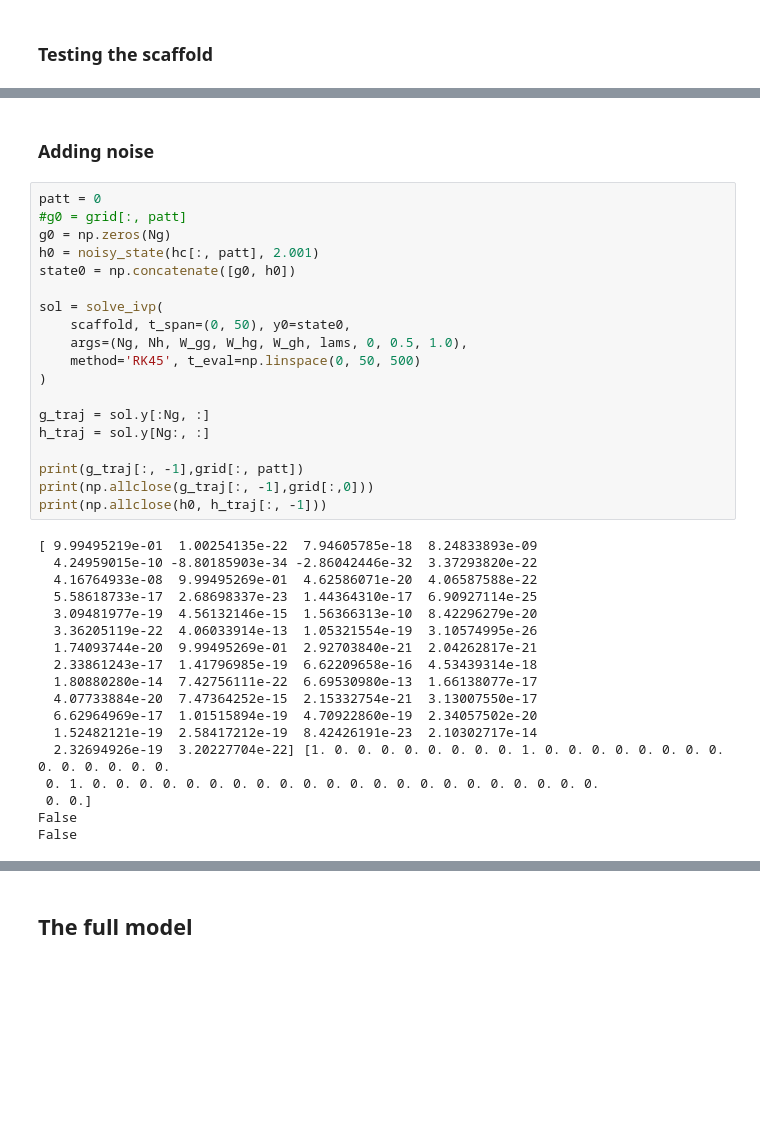
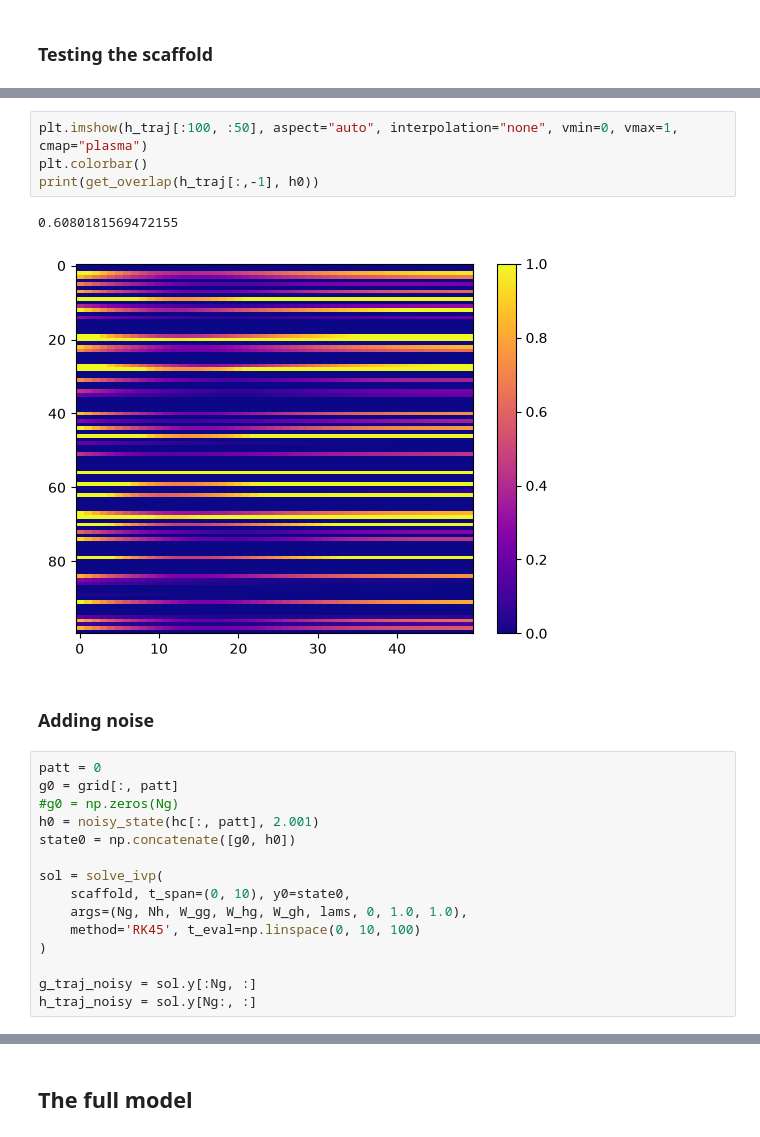
Before and after one commit to srujanakaluve/Master-s-Thesis-Projects, a Jupyter notebook: vectorHASH-cont-scipy/vectorHASH_cont.ipynb, the cells around one changed output, grey strips where cells are left out. Drawn from its saved outputs; the diff is of its cells as text; blank space fills up the shorter version.

```diff
--- a/vectorHASH-cont-scipy/vectorHASH_cont.ipynb
+++ b/vectorHASH-cont-scipy/vectorHASH_cont.ipynb
@@ -156,40 +209,25 @@ False
+# %%
+plt.imshow(h_traj[:100, :50], aspect="auto", interpolation="none", vmin=0, vmax=1, cmap="plasma")
+plt.colorbar()
+print(get_overlap(h_traj[:,-1], h0))
+# %% [output]
+0.6080181569472155
+[figure, added]
 # %% [markdown]
 ### Adding noise
 # %%
 patt = 0
-#g0 = grid[:, patt]
-g0 = np.zeros(Ng)
+g0 = grid[:, patt]
+#g0 = np.zeros(Ng)
 h0 = noisy_state(hc[:, patt], 2.001)
 state0 = np.concatenate([g0, h0])
 
 sol = solve_ivp(
-    scaffold, t_span=(0, 50), y0=state0,
-    args=(Ng, Nh, W_gg, W_hg, W_gh, lams, 0, 0.5, 1.0),
-    method='RK45', t_eval=np.linspace(0, 50, 500)
+    scaffold, t_span=(0, 10), y0=state0,
+    args=(Ng, Nh, W_gg, W_hg, W_gh, lams, 0, 1.0, 1.0),
+    method='RK45', t_eval=np.linspace(0, 10, 100)
 )
 
-g_traj = sol.y[:Ng, :]
-h_traj = sol.y[Ng:, :]
-
-print(g_traj[:, -1],grid[:, patt])
-print(np.allclose(g_traj[:, -1],grid[:,0]))
-print(np.allclose(h0, h_traj[:, -1]))
+g_traj_noisy = sol.y[:Ng, :]
+h_traj_noisy = sol.y[Ng:, :]
-# %% [output]
-[ 9.99495219e-01  1.00254135e-22  7.94605785e-18  8.24833893e-09
-  4.24959015e-10 -8.80185903e-34 -2.86042446e-32  3.37293820e-22
-  4.16764933e-08  9.99495269e-01  4.62586071e-20  4.06587588e-22
-  5.58618733e-17  2.68698337e-23  1.44364310e-17  6.90927114e-25
-  3.09481977e-19  4.56132146e-15  1.56366313e-10  8.42296279e-20
-  3.36205119e-22  4.06033914e-13  1.05321554e-19  3.10574995e-26
-  1.74093744e-20  9.99495269e-01  2.92703840e-21  2.04262817e-21
-  2.33861243e-17  1.41796985e-19  6.62209658e-16  4.53439314e-18
-  1.80880280e-14  7.42756111e-22  6.69530980e-13  1.66138077e-17
-  4.07733884e-20  7.47364252e-15  2.15332754e-21  3.13007550e-17
-  6.62964969e-17  1.01515894e-19  4.70922860e-19  2.34057502e-20
-  1.52482121e-19  2.58417212e-19  8.42426191e-23  2.10302717e-14
-  2.32694926e-19  3.20227704e-22] [1. 0. 0. 0. 0. 0. 0. 0. 0. 1. 0. 0. 0. 0. 0. 0. 0. 0. 0. 0. 0. 0. 0. 0.
- 0. 1. 0. 0. 0. 0. 0. 0. 0. 0. 0. 0. 0. 0. 0. 0. 0. 0. 0. 0. 0. 0. 0. 0.
- 0. 0.]
-False
-False
 # %%
```
Also changed, not shown: parts of 27 cells of this notebook, 8 other files.
